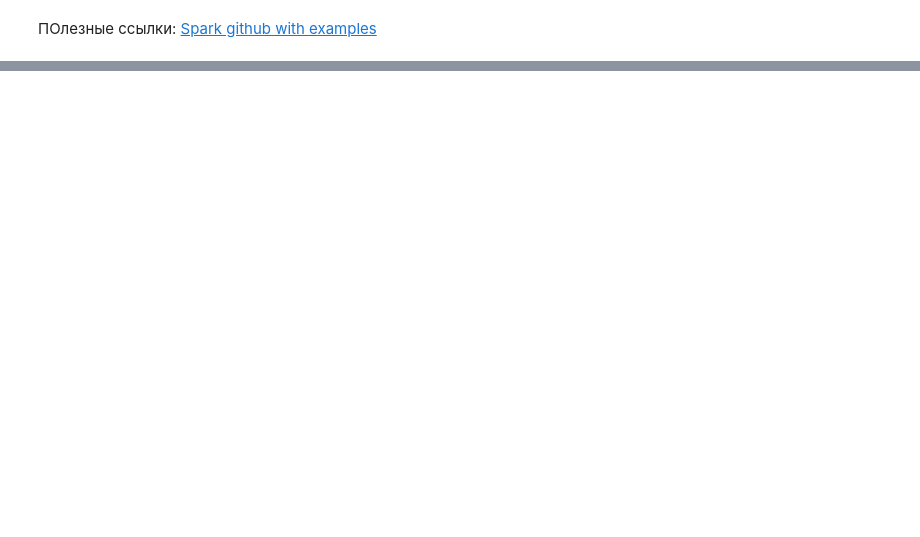
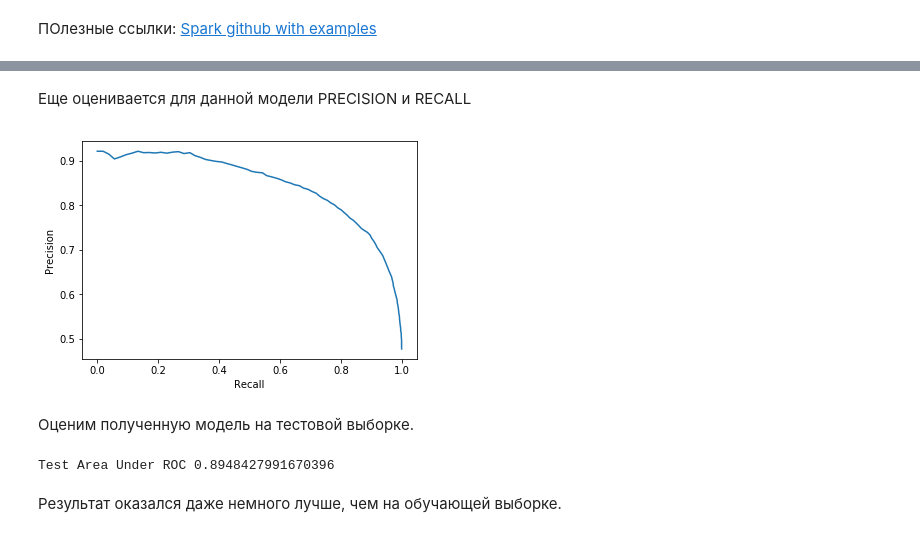
Before and after one commit to Rompil/hands-on, a Jupyter notebook: PySpark_ML.ipynb, the cells around one changed output, grey strips where cells are left out. Saved outputs shown, nothing was run; the diff lists cells and outputs as text; code cells hidden in the pictures; blank space fills up the shorter version.

```diff
--- a/PySpark_ML.ipynb
+++ b/PySpark_ML.ipynb
@@ -523,0 +689,8 @@ Root Mean Squared Error (RMSE) on test data = 4.05524
+# %%
+from pyspark.ml import Pipeline
+pipeline = Pipeline(stages = stages)
+pipelineModel = pipeline.fit(df)
+df = pipelineModel.transform(df)
+selectedCols = ['label', 'features'] + cols
+df = df.select(selectedCols)
+df.printSchema()
@@ -523,0 +741,4 @@ Root Mean Squared Error (RMSE) on test data = 4.05524
+# %%
+train, test = df.randomSplit([0.7, 0.3], seed = 2019)
+print("Training Dataset Count: " + str(train.count()))
+print("Test Dataset Count: " + str(test.count()))
@@ -523,0 +750,4 @@ Root Mean Squared Error (RMSE) on test data = 4.05524
+# %%
+from pyspark.ml.classification import LogisticRegression
+lr = LogisticRegression(featuresCol = 'features', labelCol = 'label', maxIter=10)
+lrModel = lr.fit(train)
@@ -523,0 +756,10 @@ Root Mean Squared Error (RMSE) on test data = 4.05524
+# %%
+import matplotlib.pyplot as plt
+trainingSummary = lrModel.summary
+roc = trainingSummary.roc.toPandas()
+plt.plot(roc['FPR'],roc['TPR'])
+plt.ylabel('False Positive Rate')
+plt.xlabel('True Positive Rate')
+plt.title('ROC Curve')
+plt.show()
+print('Training set areaUnderROC: ' + str(trainingSummary.areaUnderROC))
@@ -523,0 +769,21 @@ Root Mean Squared Error (RMSE) on test data = 4.05524
+# %% [markdown]
+Еще оценивается для данной модели PRECISION и RECALL
+# %%
+pr = trainingSummary.pr.toPandas()
+plt.plot(pr['recall'],pr['precision'])
+plt.ylabel('Precision')
+plt.xlabel('Recall')
+plt.show()
+# %% [output]
+[figure, added]
+# %% [markdown]
+Оценим полученную модель на тестовой выборке.
+# %%
+from pyspark.ml.evaluation import BinaryClassificationEvaluator
+predictions = lrModel.transform(test)
+evaluator = BinaryClassificationEvaluator()
+print('Test Area Under ROC', evaluator.evaluate(predictions))
+# %% [output]
+Test Area Under ROC 0.8948427991670396
+# %% [markdown]
+Результат оказался даже немного лучше, чем на обучающей выборке.
```
Also changed, not shown: parts of 38 cells of this notebook.
